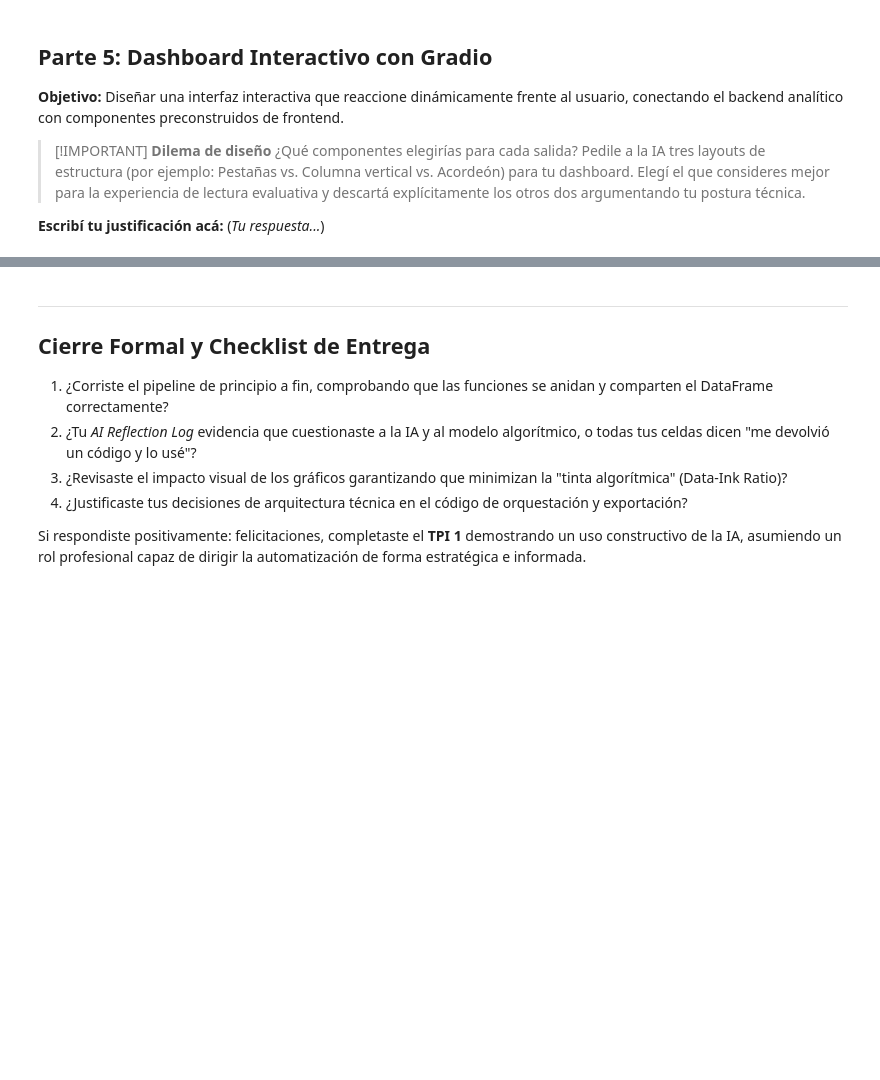
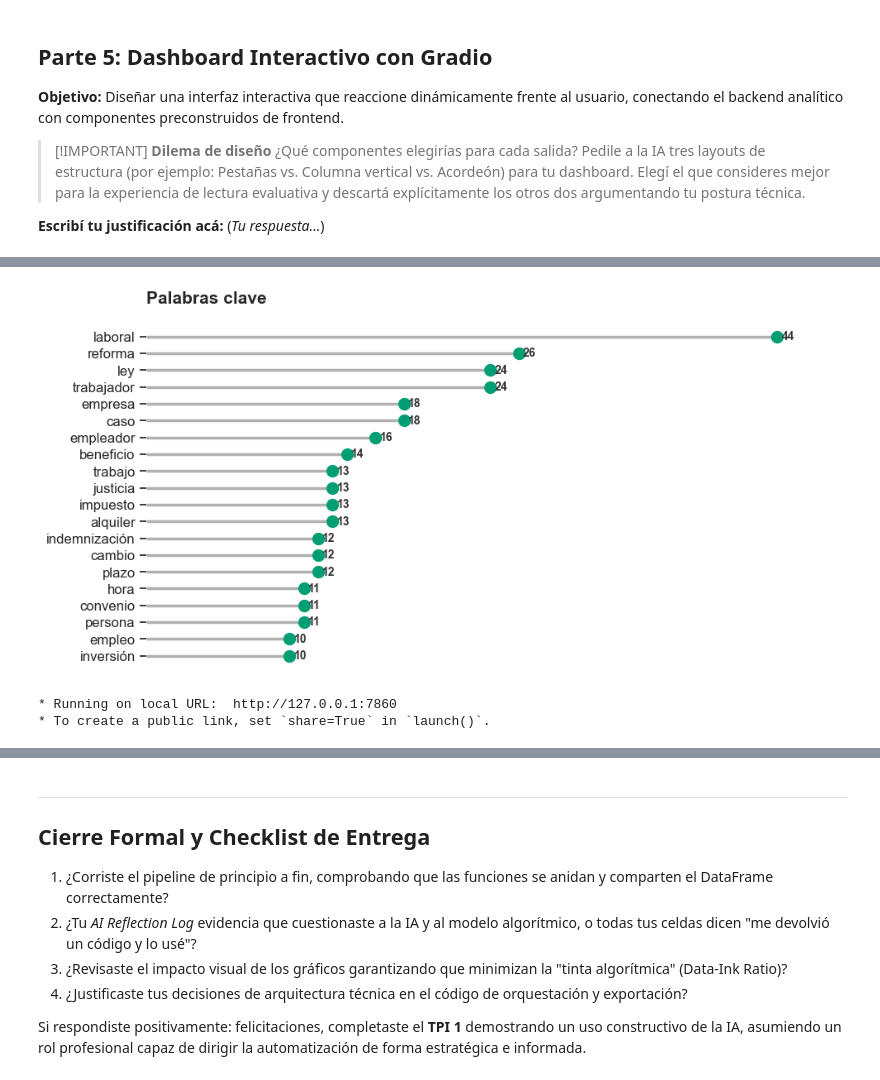
Before and after one commit to Sabri-Nang/sanches-sabrina-pln-1c-2026, a Jupyter notebook: TPI_1/TPI_1_Adquisicion_y_Analisis_Linguistico_resolucion.ipynb, the cells around one changed output, grey strips where cells are left out. Drawn from its saved outputs; the diff is of its cells as text; code cells hidden in the pictures; blank space fills up the shorter version.

```diff
--- a/TPI_1/TPI_1_Adquisicion_y_Analisis_Linguistico_resolucion.ipynb
+++ b/TPI_1/TPI_1_Adquisicion_y_Analisis_Linguistico_resolucion.ipynb
@@ -1180,0 +1447,68 @@ Estadísticas exportadas a: json\estadisticas.json
+# %%
+import gradio as gr
+
+# Asumimos que ya tenés una instancia de AnalizadorCorpus llamada 'analizador'
+# y que ya procesaste los datos.
+
+with gr.Blocks(theme=gr.themes.Soft()) as dashboard_medios:
+    gr.Markdown("# 🔍 Explorador de Agenda Mediática")
+    gr.Markdown("Análisis lingüístico y detección de entidades en noticias sobre femicidios.")
+
+    with gr.Tab("Panorama y Métricas"):
+        with gr.Row():
+            # Mostramos las métricas que calculamos en el Paso 5
+            stats = pipeline_la_nacion.analizador.estadisticas_corpus()
+            gr.Label(f"Total Documentos: {stats['total_documentos']}")
+            gr.Label(f"Vocabulario Único: {stats['tamaño_vocabulario_unico']}")
+            gr.Label(f"Promedio Palabras/Doc: {stats['promedio_tokens_por_doc']}")
+
+        with gr.Row():
+            with gr.Column():
+                gr.Markdown("### 📊 Palabras Clave (Lemas)")
+                # Usamos el componente Plot para el Lollipop o un Plotly
+                plot_palabras = gr.Plot(value=visualizar_palabras_clave_lollipop(pipeline_la_nacion.analizador.extraer_palabras_clave()))
+
+            with gr.Column():
+                gr.Markdown("### 🏢 Entidades Detectadas")
+                plot_entidades = gr.Plot(value=visualizar_entidades_plotly(pipeline_la_nacion.analizador.extraer_entidades()))
+
+        gr.Markdown("### 📄 Vista previa del Corpus")
+        gr.DataFrame(pipeline_la_nacion.df.head(10))
+
+    with gr.Tab("Explorador de Entidades"):
+        gr.Markdown("### 🕵️ Búsqueda de Contexto")
+        gr.Markdown("Ingresá el nombre de una entidad (persona, lugar u organización) para ver cómo se menciona en las noticias.")
+
+        with gr.Row():
+            entidad_input = gr.Textbox(label="Entidad a buscar", placeholder="Ej: justicia, Buenos Aires, etc.")
+            buscar_btn = gr.Button("Filtrar Oraciones", variant="primary")
+
+        # Resultado de la búsqueda
+        contexto_output = gr.HTML(label="Contexto de la Entidad")
+
+        # Lógica de filtrado para el explorador
+        def buscar_contexto_entidad(entidad):
+            if not entidad: return "Por favor, ingresá un término."
+
+            oraciones_encontradas = []
+            # Recorremos los docs procesados por spaCy
+            for doc in pipeline_la_nacion.analizador.df['doc']:
+                for sent in doc.sents:
+                    if entidad.lower() in sent.text.lower():
+                        # Resaltamos la palabra para que sea fácil de leer (Keyword in Context)
+                        resaltado = sent.text.replace(entidad, f"<b style='color:orange;'>{entidad}</b>")
+                        oraciones_encontradas.append(f"<li>{resaltado}</li>")
+
+            if not oraciones_encontradas:
+                return f"No se encontraron menciones para '{entidad}'."
+
+            return f"<ul>{''.join(oraciones_encontradas[:20])}</ul>" # Limitamos a 20 para no saturar
+
+        buscar_btn.click(fn=buscar_contexto_entidad, inputs=entidad_input, outputs=contexto_output)
+
+# Lanzamos el dashboard
+dashboard_medios.launch()
+# %% [output]
+[figure, added]
+* Running on local URL:  http://127.0.0.1:7860
+* To create a public link, set `share=True` in `launch()`.
```
Also changed, not shown: parts of 43 cells of this notebook.
